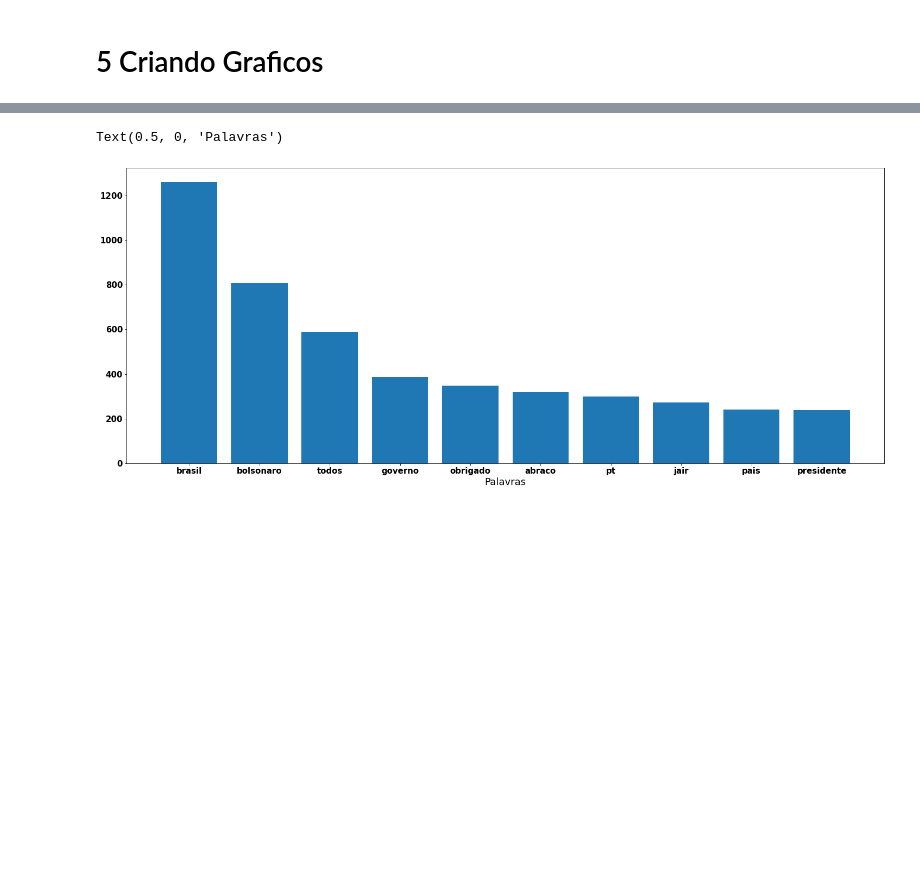
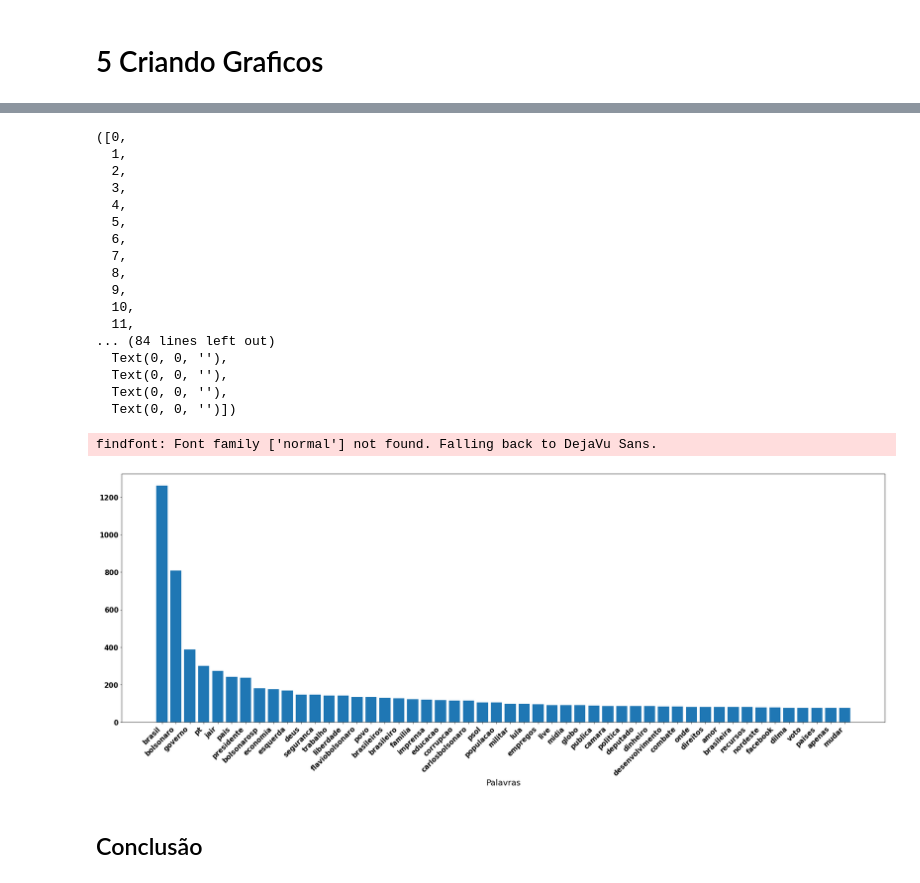
Before and after one commit to GeoIsrael/BolsoxLula_Twitter, a Jupyter notebook: bozoXlula/Desafio_lula.ipynb, the cells around one changed output, grey strips where cells are left out. Saved outputs shown, nothing was run; the diff lists cells and outputs as text; code cells hidden in the pictures; blank space fills up the shorter version.

```diff
--- a/bozoXlula/Desafio_lula.ipynb
+++ b/bozoXlula/Desafio_lula.ipynb
@@ -263,6 +254,23 @@ for i in range(dados_bozo.shape[0]): # Criando Um loop para criação de uma lis
         texto= texto.replace(p,'') #removendo pontuação
     re.sub(r' +',' ',texto)
     lista_final_bozo= lista_final_bozo+texto.split() #  Adicinando a uma lista
+# %%
+lista_palavras_deletadas=['sobre', 'sao', 'q', 'd', 'grande', 'dia', 'hoje', 'fazer', 'ja', 'agora', 'vai',
+                          'pra', 'o','dar',"nao",'ter', 'porque', 'anos', 'voces', 'ricardo', 'so', 'estao',
+                          'stuckert', 'aqui', 'pode', 'quero', 'fala','vivo', 'contra', 'vamos', 'foto', 'visita',
+                          'voce', 'ate', 'voltar', 'vida', 'paulo', 'guedes', 'entrevista', 'melhor', 'rio', 'nunca',
+                          'todo', 'durante', 'vou','eu', 'milhoes', 'estado', 'ha', 'vez', 'querem', 'casa', 'defesa',
+                          'precisa', 'nacional', 'quer', 'caravana', 'a', 'dizer','fez', 'acompanhe', 'tambem', 'possivel',
+                          'fotos', 'tudo','coisa','vao', 'obrigado','todos', 'abraco', 'via', 'sempre', 'c', 'p', 'boa',
+                          'verdade', 'parabens', 'forte', 'ministro', 'n', 'bem', 'bom', 'parte', 'ano', 'sera', 'assista',
+                          'consideracao', 'r', 'semana', 'outros', 'ainda', 'maior', 'mil', '2018', 'mundo', 'programa',
+                          'federal', 'apos', 'apoio', 'noite', 'sendo', 'sp', 'lei', '2019', 'cada', 'menos', 'nova', 'futuro',
+                          'poder', 'juntos', 'pouco', 'agradeco', 'projeto', 'desde', 'fim', 'janeiro', 'acima', 'alguns',
+                          'faz', 'caso', 'pessoas', 'confianca', '2', 'ministerio', 'rj', 'alem', 'recurso', 'dias', 'bilhoes',
+                          'qualquer', 'mais', 'novo']
+
+for i in lista_palavras_deletadas:
+    lista_final_bozo=list(filter(lambda a: a != i, lista_final_bozo))
 # %% [markdown]
 ## 4.2 Criando Dicionário de Palavras
 # %%
@@ -281,14 +289,14 @@ dataframe_bozo=pd.DataFrame(list(di.items()), # Criando Dataframe recebendo o Di
 ## 4.4 Ordenando Dataframe por Quantidade de Ocorre
 # %%
 dataframe_bozo_ordenado=dataframe_bozo.sort_values(by='Quat', ascending=False) #Ordenando as Linhas pela Quantidade
-dataframe_bozo_ordenado=dataframe_bozo_ordenado[dataframe_bozo_ordenado.Palavras != 'nao']
-dataframe_bozo_ordenado=dataframe_bozo_ordenado[dataframe_bozo_ordenado.Palavras != 'sobre']
-dataframe_bozo_ordenado=dataframe_bozo_ordenado[dataframe_bozo_ordenado.Palavras != 'sao']
-dataframe_bozo_ordenado=dataframe_bozo_ordenado[dataframe_bozo_ordenado.Palavras != 'q']
-dataframe_bozo_ordenado=dataframe_bozo_ordenado[dataframe_bozo_ordenado.Palavras != 'd']
-dataframe_bozo_ordenado=dataframe_bozo_ordenado[dataframe_bozo_ordenado.Palavras != 'grande']
-dataframe_bozo_ordenado=dataframe_bozo_ordenado[dataframe_bozo_ordenado.Palavras != 'dia']
-dataframe_bozo_ordenado=dataframe_bozo_ordenado[dataframe_bozo_ordenado.Palavras != 'hoje']
-dataframe_bozo_ordenado.head(30)
+# dataframe_bozo_ordenado=dataframe_bozo_ordenado[dataframe_bozo_ordenado.Palavras != 'nao']
+# dataframe_bozo_ordenado=dataframe_bozo_ordenado[dataframe_bozo_ordenado.Palavras != 'sobre']
+# dataframe_bozo_ordenado=dataframe_bozo_ordenado[dataframe_bozo_ordenado.Palavras != 'sao']
+# dataframe_bozo_ordenado=dataframe_bozo_ordenado[dataframe_bozo_ordenado.Palavras != 'q']
+# dataframe_bozo_ordenado=dataframe_bozo_ordenado[dataframe_bozo_ordenado.Palavras != 'd']
+# dataframe_bozo_ordenado=dataframe_bozo_ordenado[dataframe_bozo_ordenado.Palavras != 'grande']
+# dataframe_bozo_ordenado=dataframe_bozo_ordenado[dataframe_bozo_ordenado.Palavras != 'dia']
+# dataframe_bozo_ordenado=dataframe_bozo_ordenado[dataframe_bozo_ordenado.Palavras != 'hoje']
+dataframe_bozo_ordenado.head(50)
 # %% [output]
 |  | Palavras | Quat |
@@ -312,7 +320,7 @@ dataframe_bozo_ordenado.head(30)
 # 5 Criando Graficos
 # %%
 import matplotlib.pyplot as plt
-plt.rc('figure', figsize=(25, 10))
+plt.rc('figure', figsize=(30, 10))
 font = {'family' : 'normal',
         'weight' : 'bold',
         'size'   : 15}
@@ -330,7 +353,27 @@ findfont: Font family ['normal'] not found. Falling back to DejaVu Sans.
 # %%
-bozo_plot=dataframe_bozo_ordenado.head(10)
+bozo_plot=dataframe_bozo_ordenado.head(50)
 ax=plt.bar(x=bozo_plot.Palavras,height=bozo_plot.Quat)
 plt.xlabel('Palavras', fontsize=18)
+plt.xticks(rotation=45, ha='right')
 # %% [output]
-Text(0.5, 0, 'Palavras')
+([0,
+  1,
+  2,
+  3,
+  4,
+  5,
+  6,
+  7,
+  8,
+  9,
+  10,
+  11,
+... (84 lines left out)
+  Text(0, 0, ''),
+  Text(0, 0, ''),
+  Text(0, 0, ''),
+  Text(0, 0, '')])
+findfont: Font family ['normal'] not found. Falling back to DejaVu Sans.
-[figure, old version]
+[figure, new version]
+# %% [markdown]
+   ## Conclusão
```
Also changed, not shown: parts of 14 cells of this notebook.
